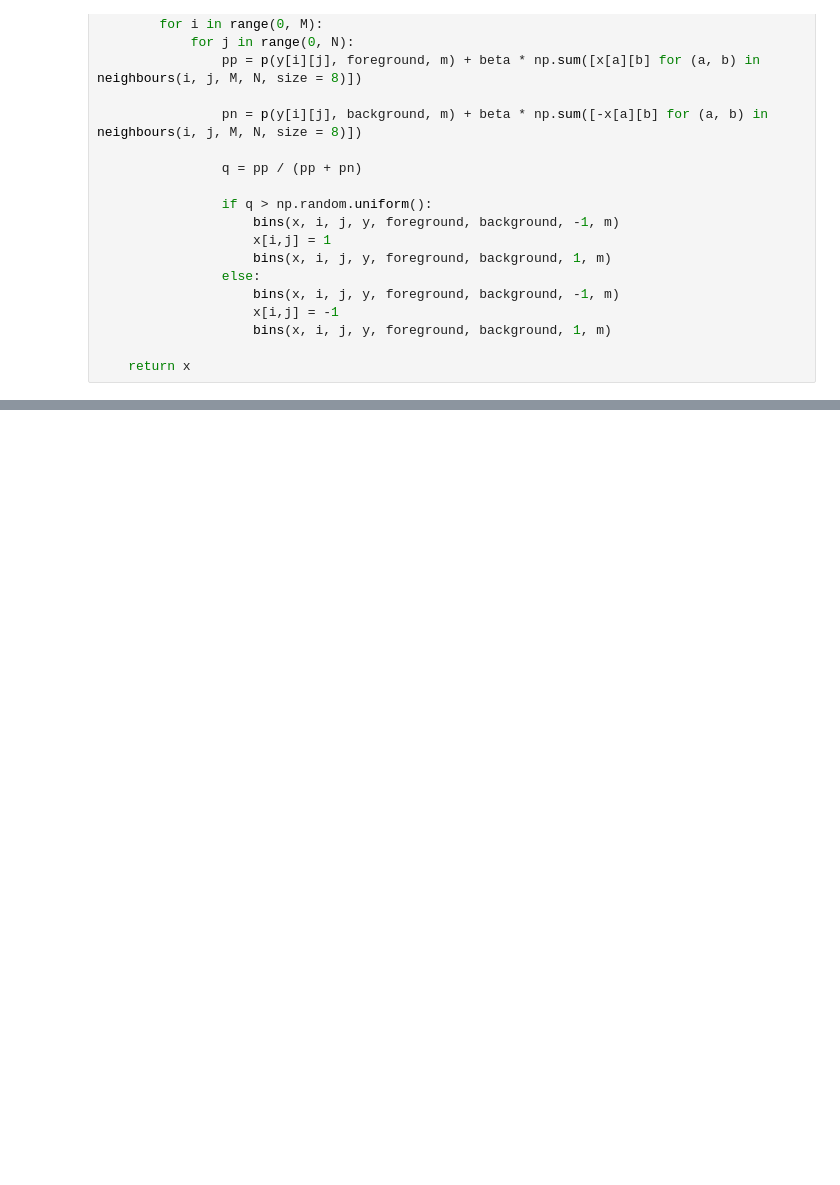
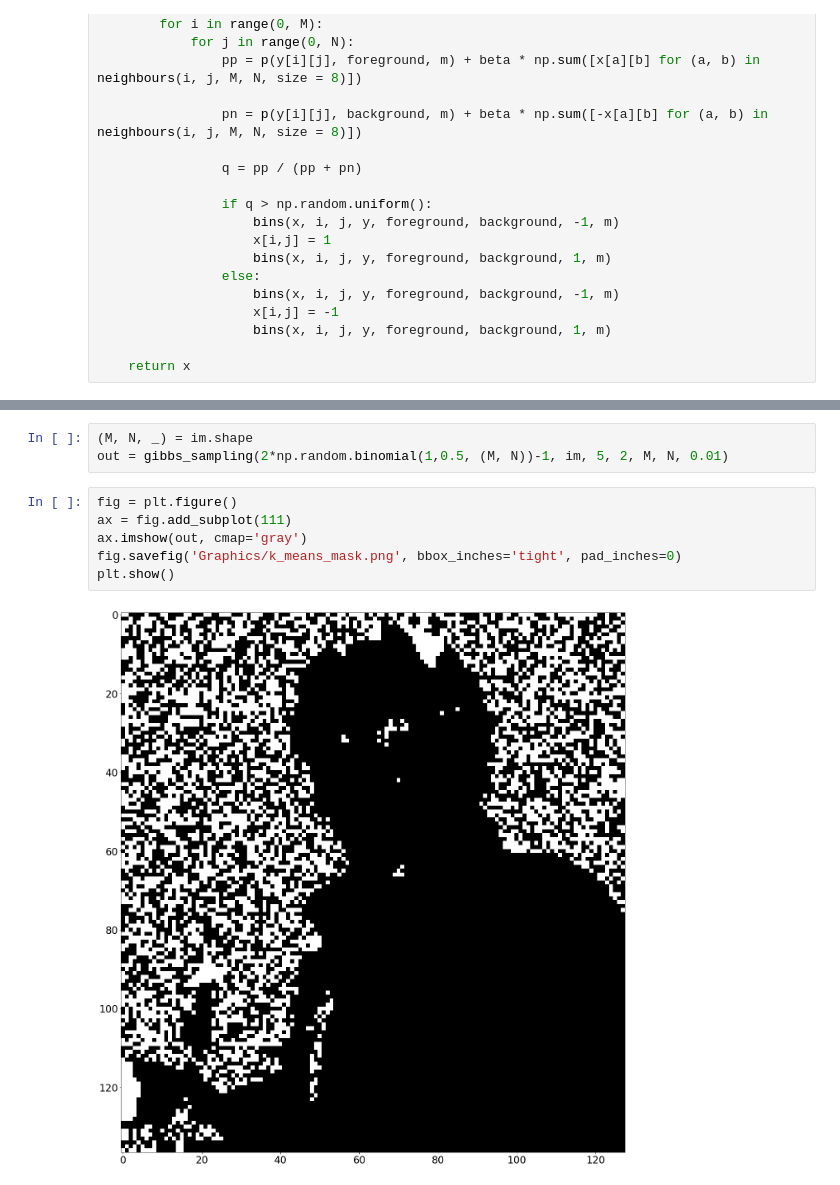
Before and after one commit to kheeran/COMS30007-Machine-Learning, a Jupyter notebook: Image Segmentation.ipynb, the cells around one changed output, grey strips where cells are left out. Cells and saved outputs as stored; diff of their text form; blank space fills up the shorter version.

```diff
--- a/Image Segmentation.ipynb
+++ b/Image Segmentation.ipynb
@@ -116,0 +167,11 @@ plt.show()
+# %%
+(M, N, _) = im.shape
+out = gibbs_sampling(2*np.random.binomial(1,0.5, (M, N))-1, im, 5, 2, M, N, 0.01)
+# %%
+fig = plt.figure()
+ax = fig.add_subplot(111)
+ax.imshow(out, cmap='gray')
+fig.savefig('Graphics/k_means_mask.png', bbox_inches='tight', pad_inches=0)
+plt.show()
+# %% [output]
+[figure, added]
```
Also changed, not shown: parts of 7 cells of this notebook.
